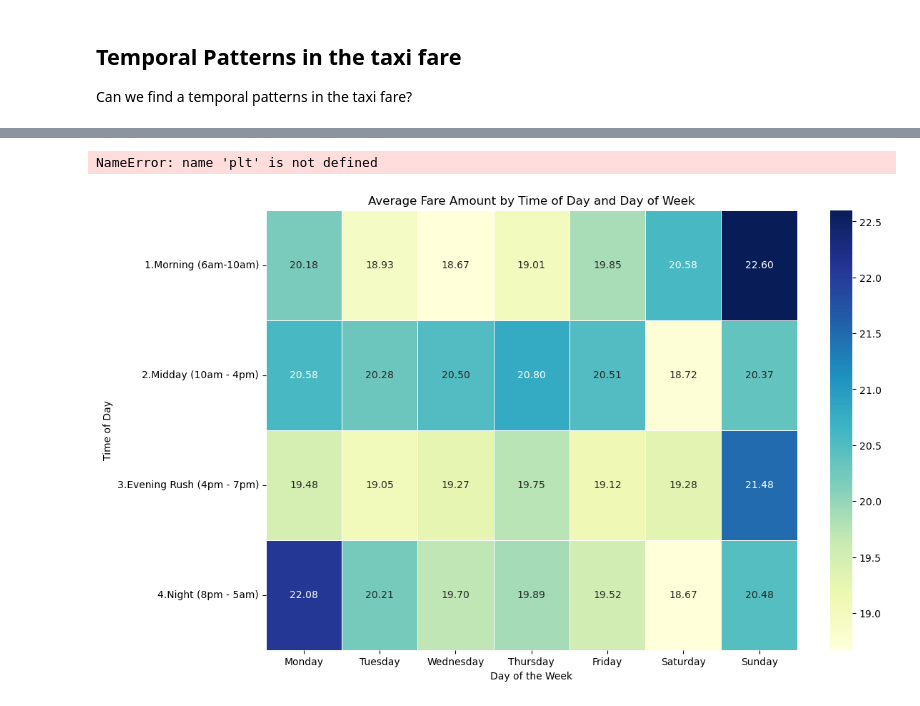
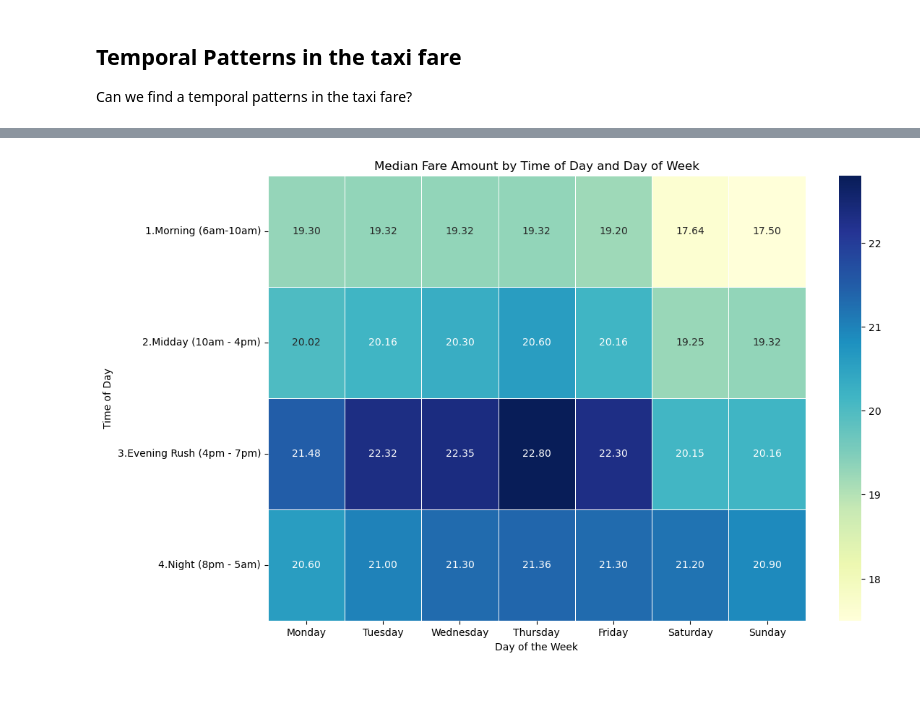
Before and after one commit to alexanderpegoto/DS1007_FinalProject, a Jupyter notebook: code/jiwoo_local.ipynb, the cells around one changed output, grey strips where cells are left out. Cells and saved outputs as stored; diff of their text form; code cells hidden in the pictures.

```diff
--- a/code/jiwoo_local.ipynb
+++ b/code/jiwoo_local.ipynb
@@ -55,14 +61,5 @@ sampled_dat['time_of_day'] = split_hours(sampled_dat['tpep_hour'])
 # %%
-def boxplot(dat, xvar, yvar, title, xlabel, ylabel):
-    plt.figure(figsize = (10,10))
-    sns.boxplot(x= xvar, y= yvar, data = dat, palette='Set3')
-    plt.title(title)
-    plt.xlabel(xlabel)
-    plt.ylabel(ylabel)
-    plt.grid(axis = 'y')
-    plt.show()
-
-sampled_dat = sampled_dat[(sampled_dat['fare_amount'] < 2000) & (sampled_dat['fare_amount'] > 0)]
+# Checking the distribution of fare amounts by time block
 boxplot(dat=sampled_dat, title = 'Distribution of Fare Amount by Time of Day', xvar = 'time_of_day', yvar = 'fare_amount', xlabel='Time of Day', ylabel='Fare Amount')
 # %% [output]
 Passing `palette` without assigning `hue` is deprecated and will be removed in v0.14.0. Assign the `x` variable to `hue` and set `legend=False` for the same effect.
@@ -72,20 +68,0 @@ Passing `palette` without assigning `hue` is deprecated and will be removed in v
-# %%
-# Assuming 'sampled_dat' DataFrame already contains the 'time_of_day' and 'fare_amount' columns
-sampled_dat = sampled_dat[(sampled_dat['fare_amount'] < 2000) & (sampled_dat['fare_amount'] > 0)]
-# Create a violin plot for the distribution of fare amount by time of day
-plt.figure(figsize=(12, 6))
-sns.violinplot(x='time_of_day', y='fare_amount', data=sampled_dat, palette='Set3')
-plt.title('Distribution of Fare Amount by Time of Day')
-plt.xlabel('Time of Day')
-plt.ylabel('Fare Amount')
-plt.grid(axis='y')
-plt.show()
-
-# Alternatively, create a box plot for more statistical insight
-plt.figure(figsize=(12, 6))
-sns.boxplot(x='time_of_day', y='fare_amount', data=sampled_dat, palette='Set3')
-plt.title('Box Plot of Fare Amount by Time of Day')
-plt.xlabel('Time of Day')
-plt.ylabel('Fare Amount')
-plt.grid(axis='y')
-plt.show()
@@ -101,38 +69,11 @@ Passing `palette` without assigning `hue` is deprecated and will be removed in v
-# %%
-plt.figure(figsize=(12, 6))
-sns.violinplot(x='tpep_dayname', y='fare_amount', data=sampled_dat, palette='Set3')
-plt.title('Distribution of Fare Amount by Day')
-plt.xlabel('Time of Day')
-plt.ylabel('Fare Amount')
-plt.grid(axis='y')
-plt.show()
-
-# Alternatively, create a box plot for more statistical insight
-plt.figure(figsize=(12, 6))
-sns.boxplot(x='tpep_dayname', y='fare_amount', data=sampled_dat, palette='Set3')
-plt.title('Box Plot of Fare Amount by Day')
-plt.xlabel('Time of Day')
-plt.ylabel('Fare Amount')
-plt.grid(axis='y')
-plt.show()
-# %% [output]
-NameError: name 'plt' is not defined
 # %%
-## Sunday morning - going to Airport?  - No, the proportion of airport trips on Sunday mornings was one of the lowest of all time blocks
-# sampled_dat[sampled_dat['Airport_fee'] > 0].groupby(['time_of_day', 'tpep_dayname'])['Airport_fee'].count().unstack()  / sampled_dat.groupby(['time_of_day', 'tpep_dayname'])['Airport_fee'].count().unstack().sum(axis = 0)
-##
-heatmap_data = sampled_dat.groupby(['time_of_day', 'tpep_dayname'])['fare_amount'].mean().unstack()
+heatmap_data = sampled_dat.groupby(['time_of_day', 'tpep_dayname'])['total_amount'].median().unstack()
 
 # Sort the day columns in order (if necessary)
 day_order = ['Monday', 'Tuesday', 'Wednesday', 'Thursday', 'Friday', 'Saturday', 'Sunday']
 heatmap_data = heatmap_data[day_order]
 
-# Create the heatmap
-plt.figure(figsize=(12, 8))
-sns.heatmap(heatmap_data, annot=True, fmt=".2f", cmap="YlGnBu", linewidths=0.5)
-plt.title('Average Fare Amount by Time of Day and Day of Week')
-plt.xlabel('Day of the Week')
-plt.ylabel('Time of Day')
-plt.show()
+# Create a heatmap to display which time of a day x day of week tends to exhibit highest median fare amount
+heatmap(data = heatmap_data, title = 'Median Fare Amount by Time of Day and Day of Week', xlabel = 'Day of the Week', ylabel = 'Time of Day')
 # %% [output]
-[figure, old version]
+[figure, new version]
```
Also changed, not shown: parts of 24 cells of this notebook, 1 other file.
